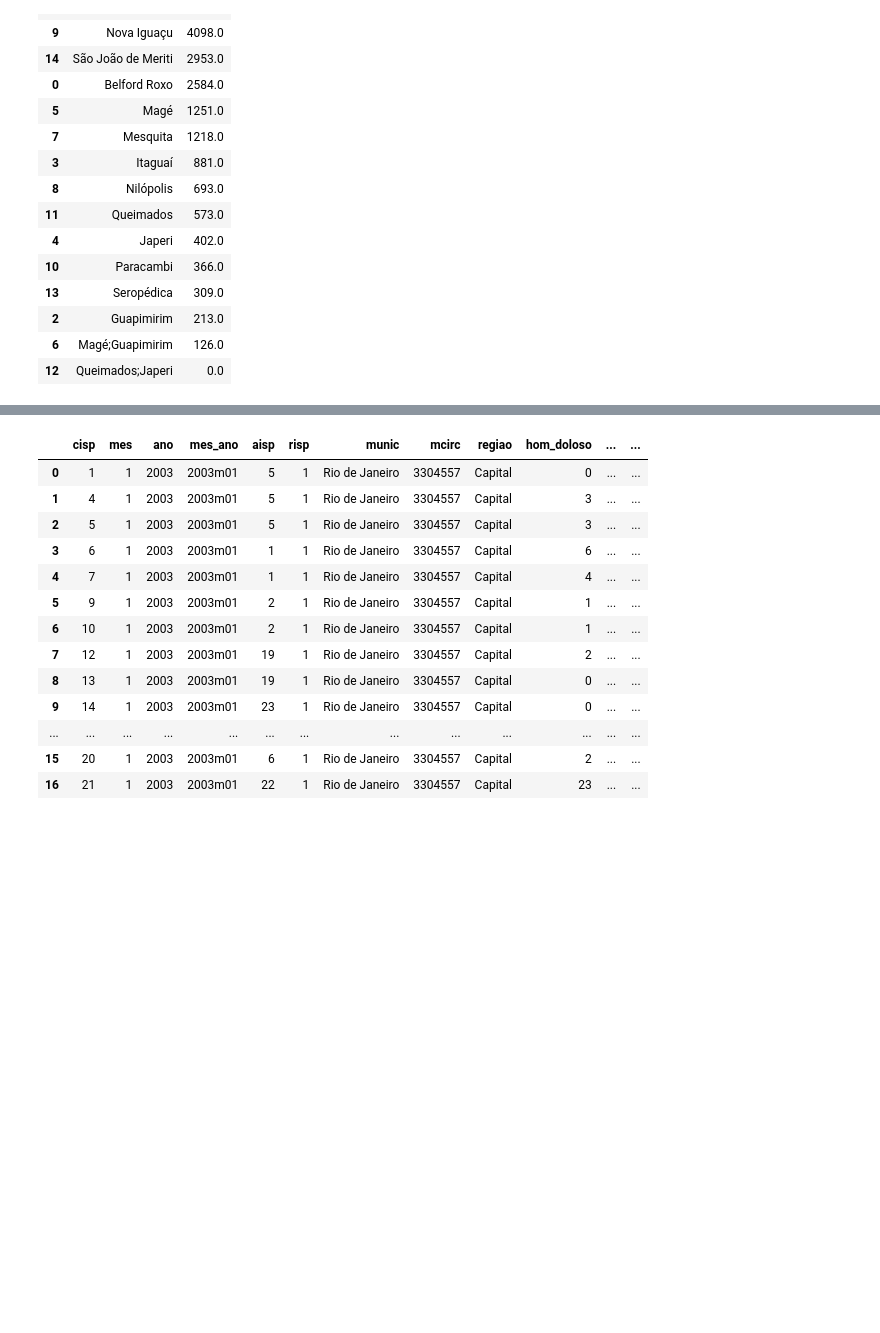
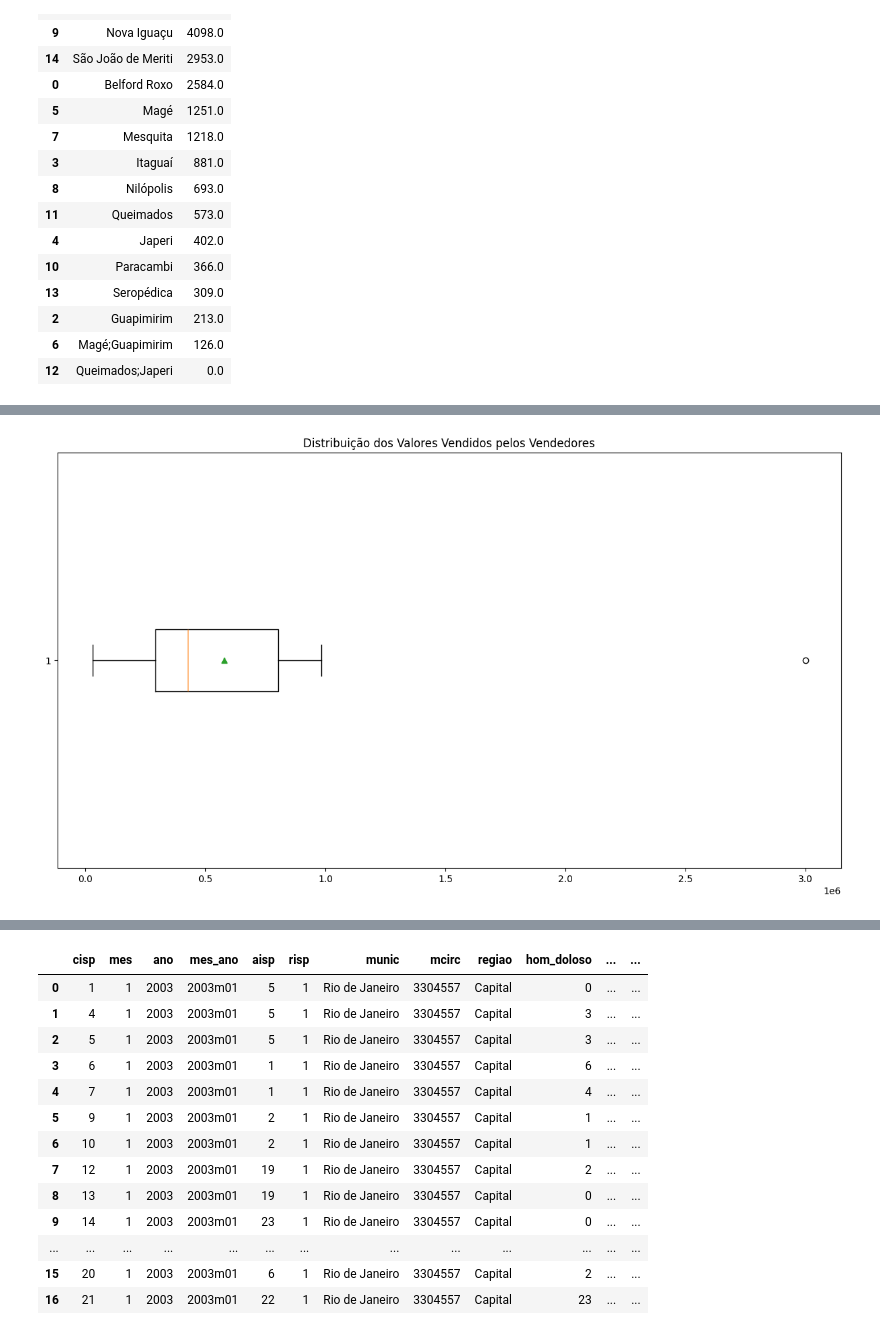
Before and after one commit to MatheusVieira12/Repo_Senac, a Jupyter notebook: aulas/projeto_analise_Segurança.ipynb, the cells around one changed output, grey strips where cells are left out. Drawn from its saved outputs; the diff is of its cells as text; code cells hidden in the pictures; blank space fills up the shorter version.

```diff
--- a/aulas/projeto_analise_Segurança.ipynb
+++ b/aulas/projeto_analise_Segurança.ipynb
@@ -136,0 +203,9 @@ outliers.to_csv('outliers_apreensoes_baixada.csv', index=False, sep=';')
+# %%
+valores_vendidos_array = np.array(df['valores_vendidos'])
+
+plt.figure(figsize=(15, 8))
+plt.boxplot(valores_vendidos_array, vert=False, showmeans=True)
+plt.title('Distribuição dos Valores Vendidos pelos Vendedores')
+plt.show()
+# %% [output]
+[figure, added]
```
Also changed, not shown: parts of 7 cells of this notebook, 1 other file.
